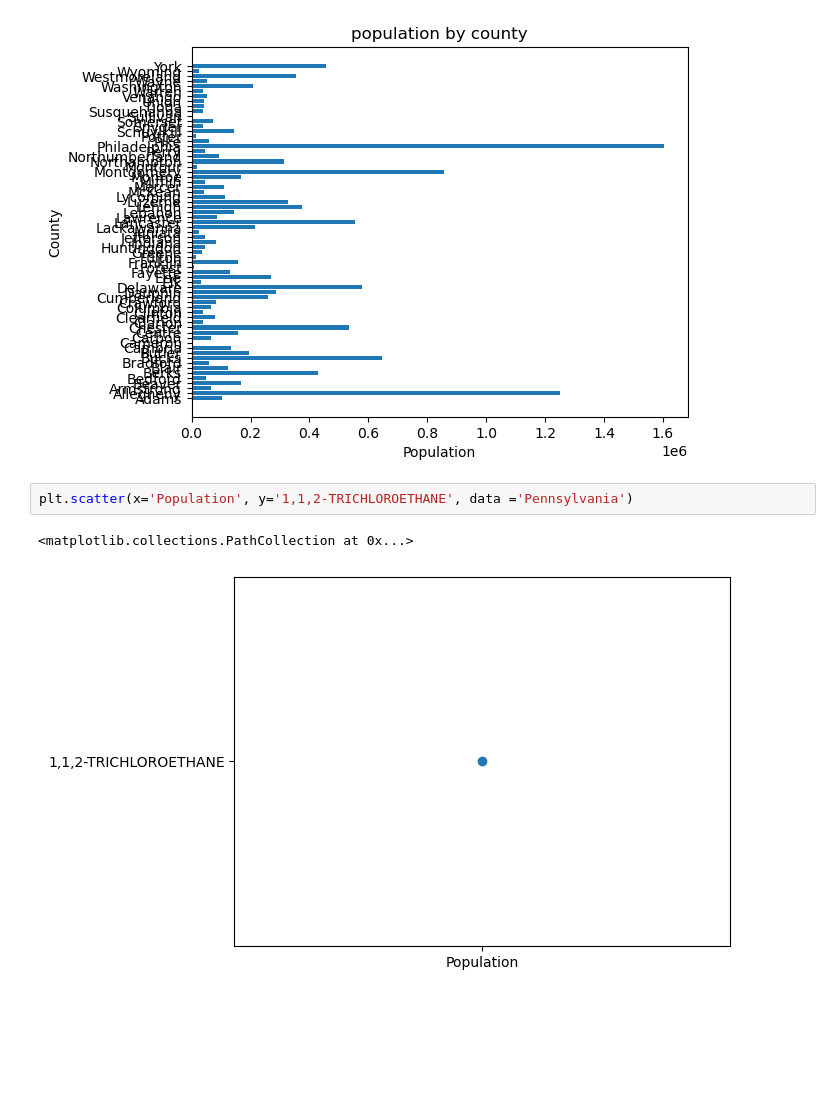
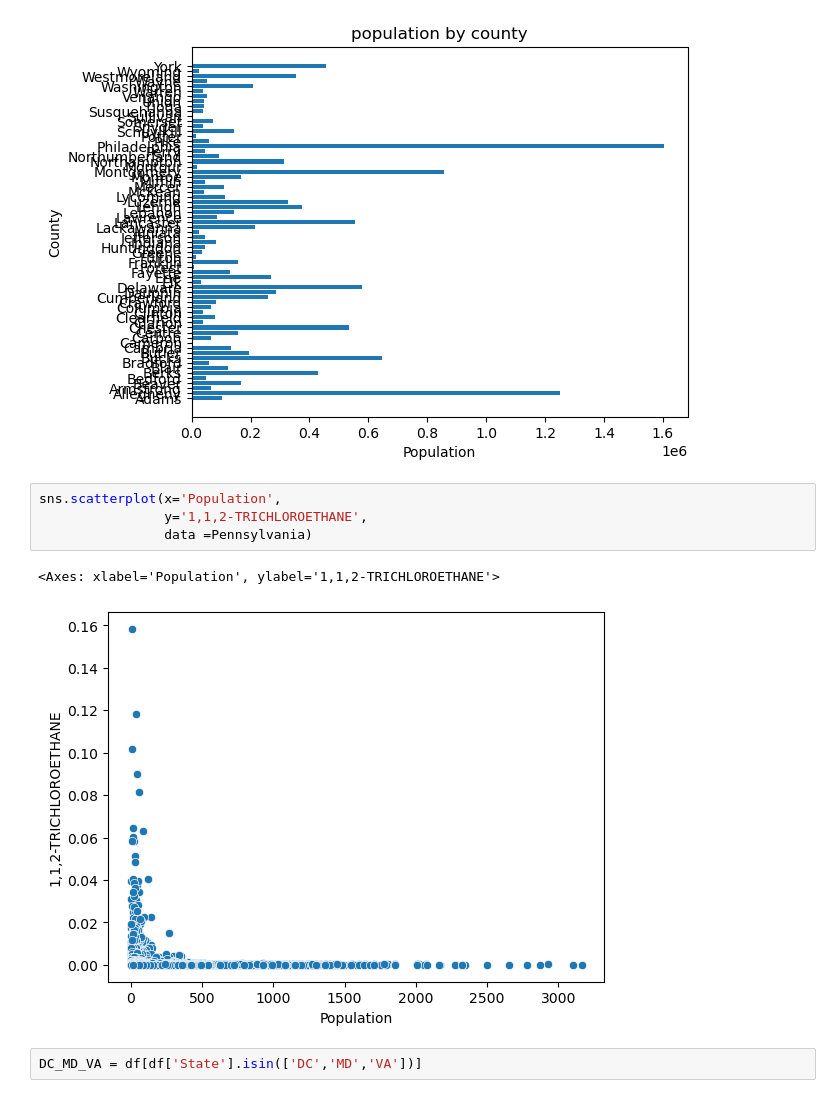
Before and after one commit to vwil12/Capstone, a Jupyter notebook: PA_Capstone.ipynb, the cells around one changed output. Saved outputs shown, nothing was run; the diff lists cells and outputs as text; blank space fills up the shorter version.

```diff
--- a/PA_Capstone.ipynb
+++ b/PA_Capstone.ipynb
@@ -223,7 +224,11 @@ plt.show()
 # %% [output]
 [figure]
 # %%
-plt.scatter(x='Population', y='1,1,2-TRICHLOROETHANE', data ='Pennsylvania')
+sns.scatterplot(x='Population',
+                y='1,1,2-TRICHLOROETHANE',
+                data =Pennsylvania)
 # %% [output]
-<matplotlib.collections.PathCollection at 0x...>
+<Axes: xlabel='Population', ylabel='1,1,2-TRICHLOROETHANE'>
-[figure, old version]
+[figure, new version]
+# %%
+DC_MD_VA = df[df['State'].isin(['DC','MD','VA'])]
```
Also changed, not shown: parts of 5 cells of this notebook.
